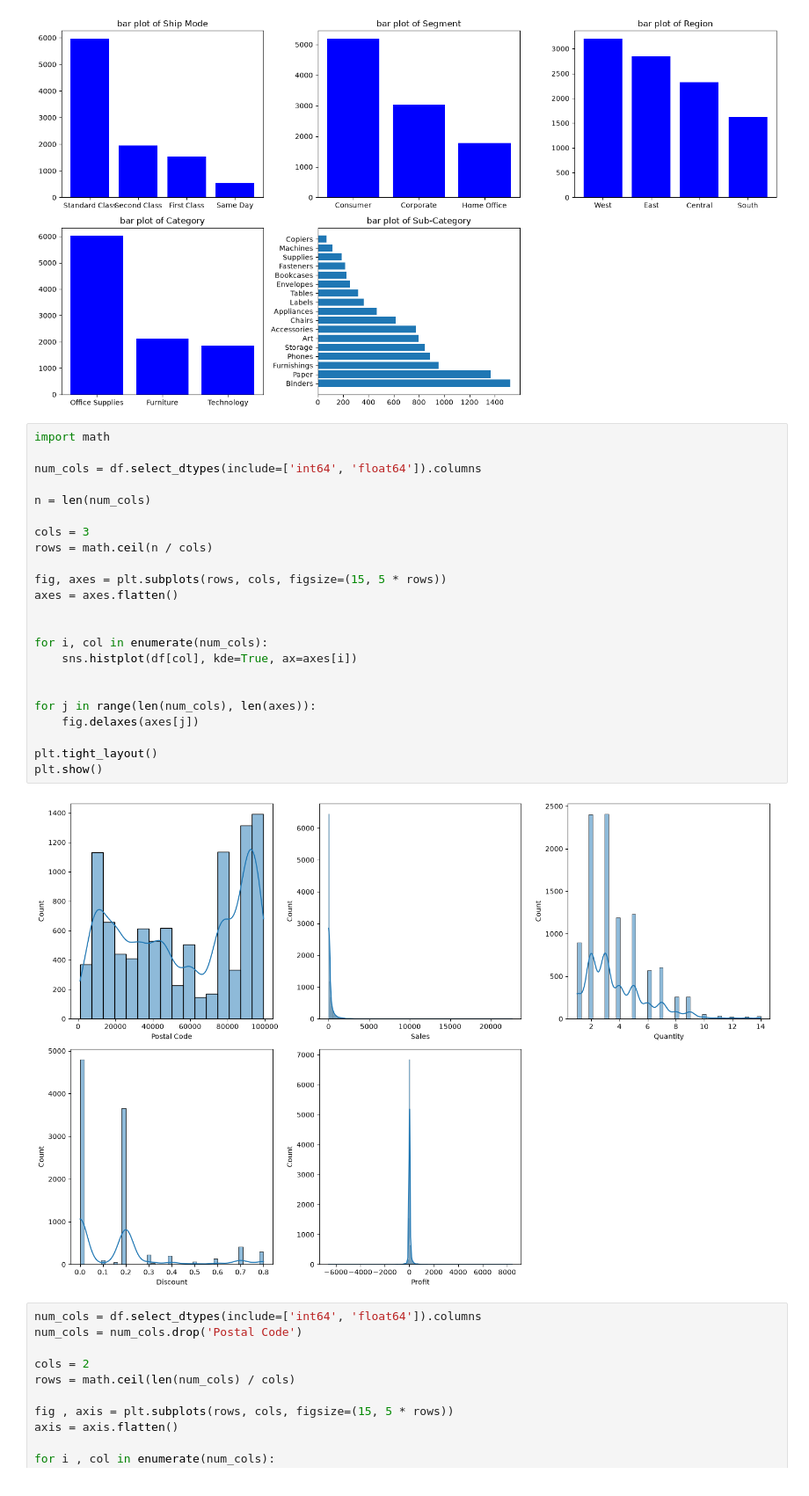
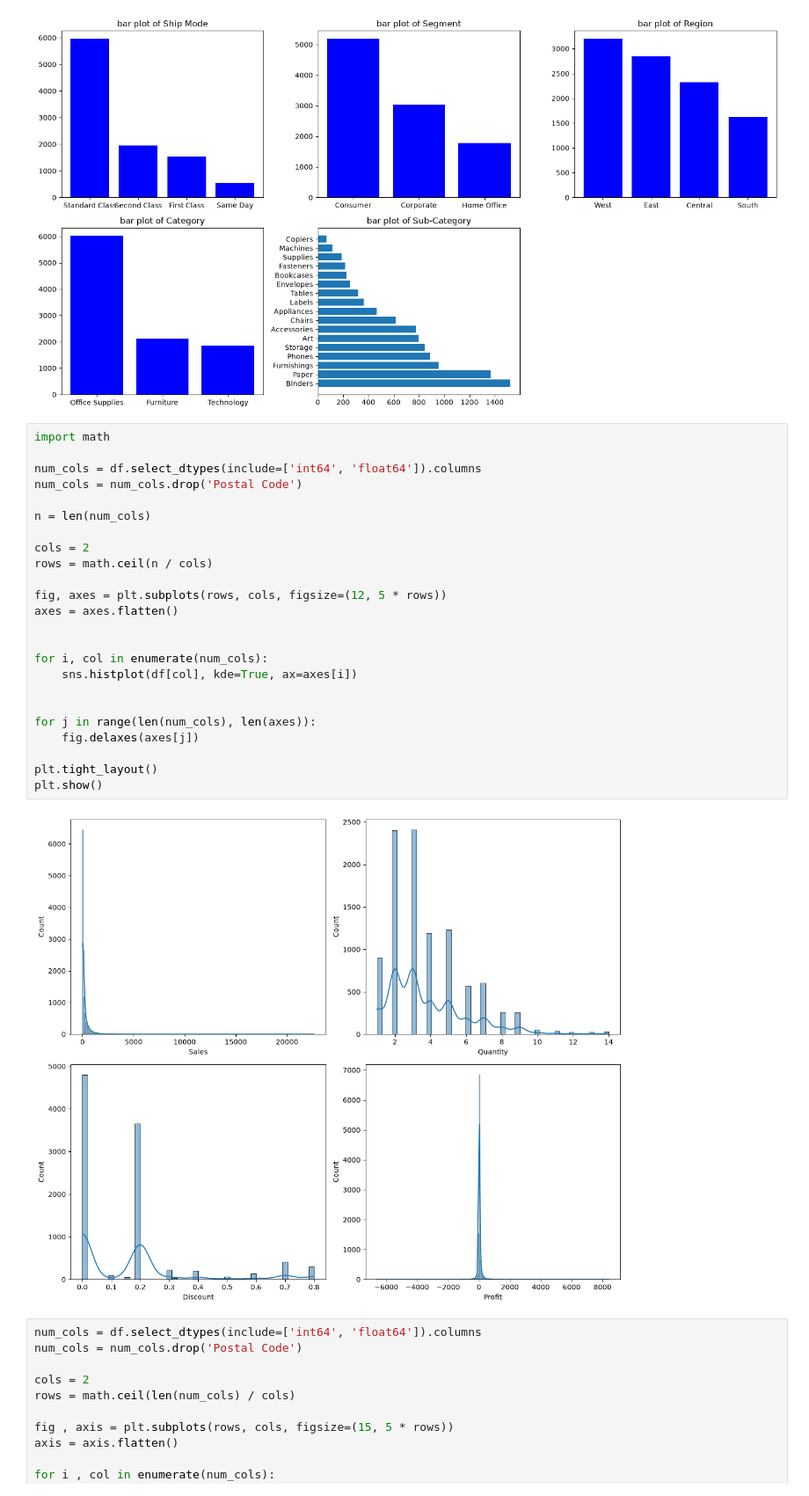
Before and after one commit to boredCreature/super-store-end-to-end-analysis, a Jupyter notebook: store_dataset.ipynb, the cells around one changed output. Shown at 88% size. Cells and saved outputs as stored; diff of their text form.

```diff
--- a/store_dataset.ipynb
+++ b/store_dataset.ipynb
@@ -170,28 +170,29 @@ plt.show()
 # %%
 import math
 
 num_cols = df.select_dtypes(include=['int64', 'float64']).columns
+num_cols = num_cols.drop('Postal Code')
 
 n = len(num_cols)
 
-cols = 3
+cols = 2
 rows = math.ceil(n / cols)
 
-fig, axes = plt.subplots(rows, cols, figsize=(15, 5 * rows))
+fig, axes = plt.subplots(rows, cols, figsize=(12, 5 * rows))
 axes = axes.flatten()
 
 
 for i, col in enumerate(num_cols):
     sns.histplot(df[col], kde=True, ax=axes[i])
 
 
 for j in range(len(num_cols), len(axes)):
     fig.delaxes(axes[j])
 
 plt.tight_layout()
 plt.show()
 # %% [output]
-[figure, old version]
+[figure, new version]
 # %%
 num_cols = df.select_dtypes(include=['int64', 'float64']).columns
 num_cols = num_cols.drop('Postal Code')
```
Also changed, not shown: parts of 8 cells of this notebook.
